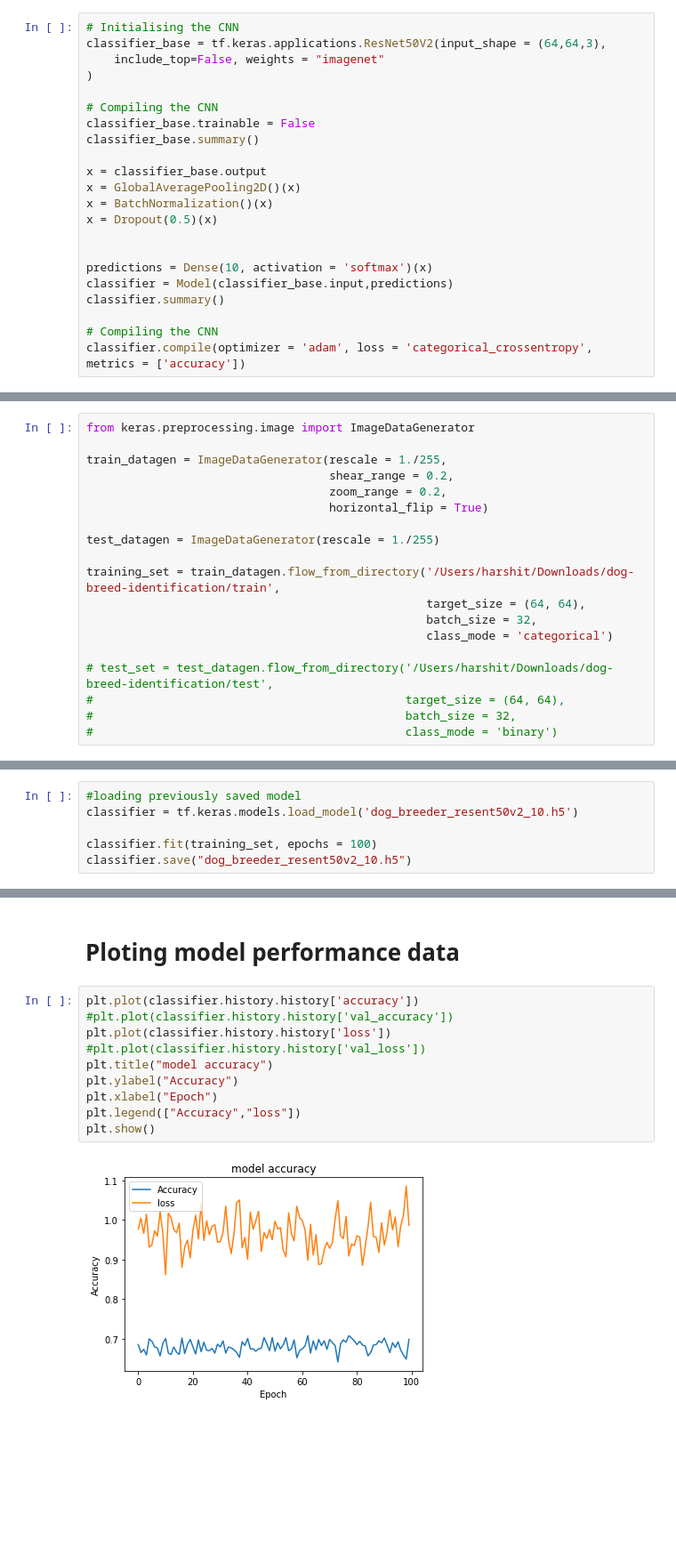
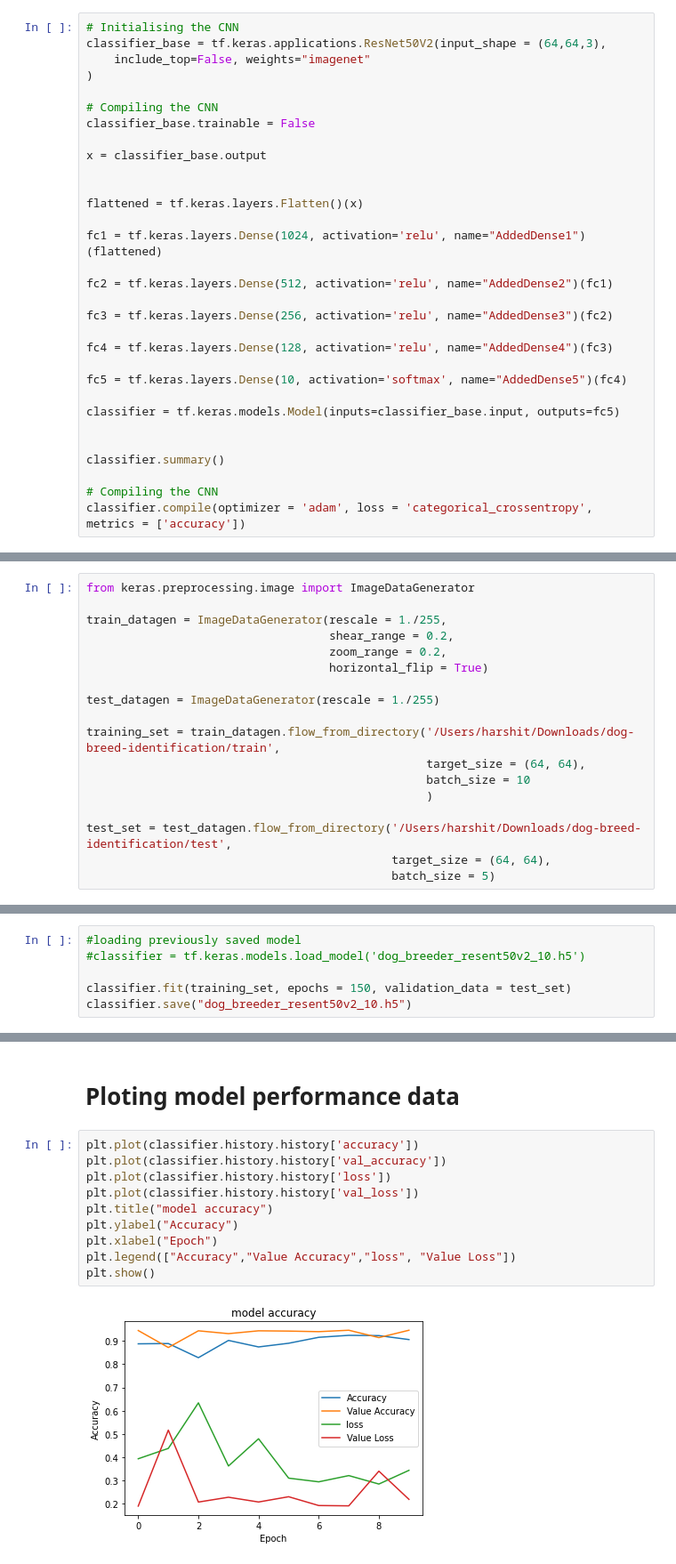
Before and after one commit to 9harshit/dog-breed-classifier, a Jupyter notebook: dog_breed_classifier.ipynb, the cells around one changed output, grey strips where cells are left out. Shown at 89% size. Drawn from its saved outputs; the diff is of its cells as text; blank space fills up the shorter version.

```diff
--- a/dog_breed_classifier.ipynb
+++ b/dog_breed_classifier.ipynb
@@ -43,21 +42,30 @@ from tensorflow.keras.layers import Dense, Dropout, Flatten, Conv2D, MaxPool2D,
 # %%
 # Initialising the CNN
 classifier_base = tf.keras.applications.ResNet50V2(input_shape = (64,64,3),
-    include_top=False, weights = "imagenet"
+    include_top=False, weights="imagenet"
 )
 
 # Compiling the CNN
 classifier_base.trainable = False
-classifier_base.summary()
 
 x = classifier_base.output
-x = GlobalAveragePooling2D()(x)
-x = BatchNormalization()(x)
-x = Dropout(0.5)(x)
 
 
-predictions = Dense(10, activation = 'softmax')(x)
-classifier = Model(classifier_base.input,predictions)
+flattened = tf.keras.layers.Flatten()(x)
+
+fc1 = tf.keras.layers.Dense(1024, activation='relu', name="AddedDense1")(flattened)
+
+fc2 = tf.keras.layers.Dense(512, activation='relu', name="AddedDense2")(fc1)
+
+fc3 = tf.keras.layers.Dense(256, activation='relu', name="AddedDense3")(fc2)
+
+fc4 = tf.keras.layers.Dense(128, activation='relu', name="AddedDense4")(fc3)
+
+fc5 = tf.keras.layers.Dense(10, activation='softmax', name="AddedDense5")(fc4)
+
+classifier = tf.keras.models.Model(inputs=classifier_base.input, outputs=fc5)
+
+
 classifier.summary()
 
 # Compiling the CNN
@@ -96,11 +104,10 @@ test_datagen = ImageDataGenerator(rescale = 1./255)
 
 training_set = train_datagen.flow_from_directory('/Users/harshit/Downloads/dog-breed-identification/train',
                                                  target_size = (64, 64),
-                                                 batch_size = 32,
-                                                 class_mode = 'categorical')
+                                                 batch_size = 10
+                                                 )
 
-# test_set = test_datagen.flow_from_directory('/Users/harshit/Downloads/dog-breed-identification/test',
-#                                             target_size = (64, 64),
-#                                             batch_size = 32,
-#                                             class_mode = 'binary')
+test_set = test_datagen.flow_from_directory('/Users/harshit/Downloads/dog-breed-identification/test',
+                                            target_size = (64, 64),
+                                            batch_size = 5)
 # %% [output]
@@ -112,8 +120,8 @@ Found 841 images belonging to 10 classes.
 - Saving weights of the trained model
 # %%
 #loading previously saved model
-classifier = tf.keras.models.load_model('dog_breeder_resent50v2_10.h5')
+#classifier = tf.keras.models.load_model('dog_breeder_resent50v2_10.h5')
 
-classifier.fit(training_set, epochs = 100)
+classifier.fit(training_set, epochs = 150, validation_data = test_set)
 classifier.save("dog_breeder_resent50v2_10.h5")
 # %% [output]
@@ -138,13 +149,13 @@ Epoch 100/100
 # Ploting model performance data
 # %%
 plt.plot(classifier.history.history['accuracy'])
-#plt.plot(classifier.history.history['val_accuracy'])
+plt.plot(classifier.history.history['val_accuracy'])
 plt.plot(classifier.history.history['loss'])
-#plt.plot(classifier.history.history['val_loss'])
+plt.plot(classifier.history.history['val_loss'])
 plt.title("model accuracy")
 plt.ylabel("Accuracy")
 plt.xlabel("Epoch")
-plt.legend(["Accuracy","loss"])
+plt.legend(["Accuracy","Value Accuracy","loss", "Value Loss"])
 plt.show()
 # %% [output]
-[figure, old version]
+[figure, new version]
```
Also changed, not shown: parts of 5 cells of this notebook, 5 other files.
